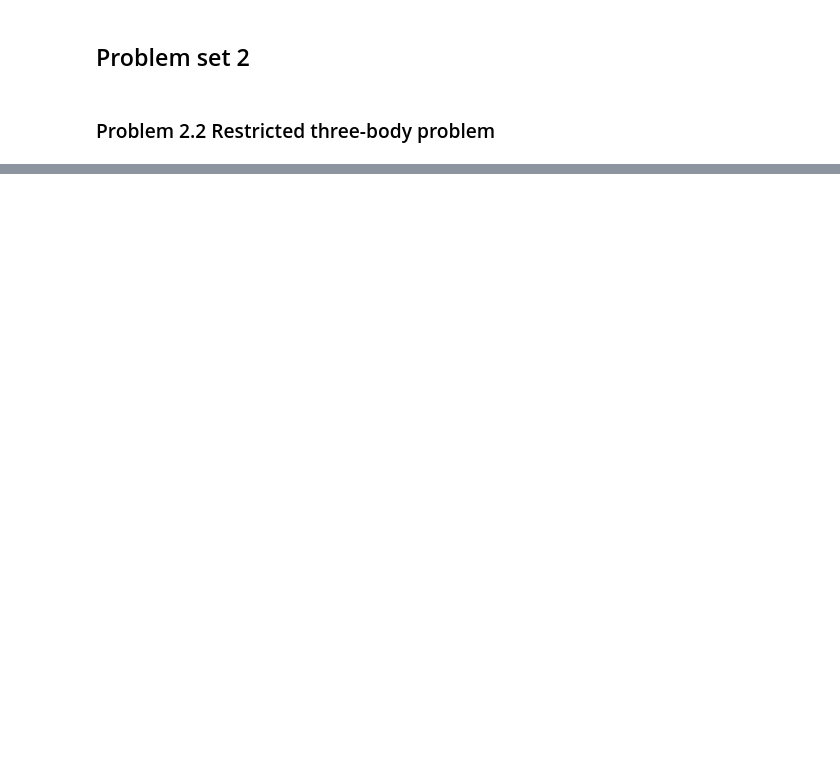
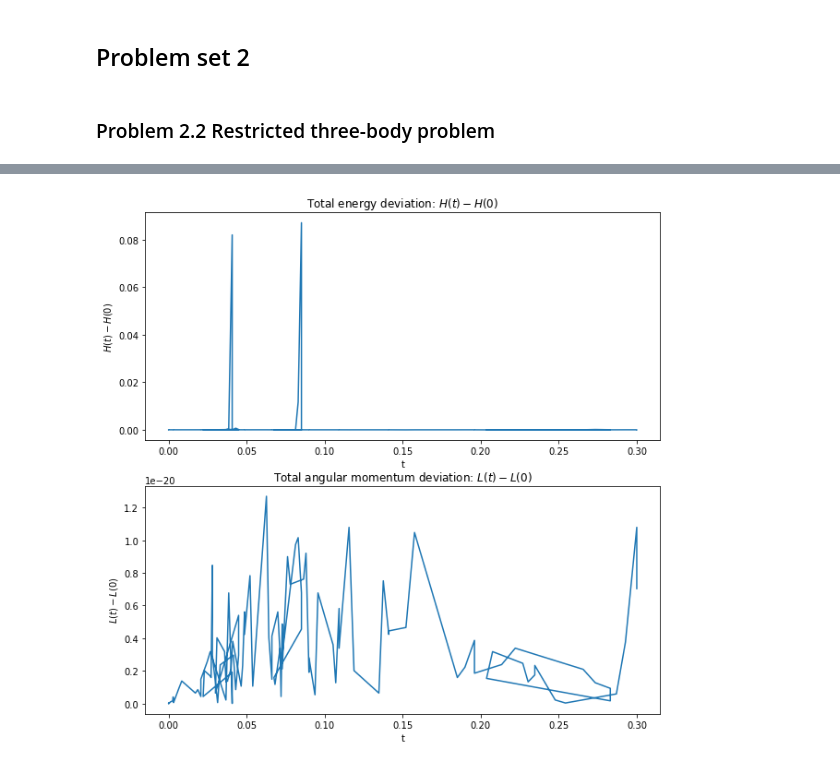
Before and after one commit to evabertalan/comp_physics, a Jupyter notebook: 2/2_Hamiltonian dynamics.ipynb, the cells around one changed output, grey strips where cells are left out. Saved outputs shown, nothing was run; the diff lists cells and outputs as text; code cells hidden in the pictures; blank space fills up the shorter version.

```diff
--- a/2/2_Hamiltonian dynamics.ipynb
+++ b/2/2_Hamiltonian dynamics.ipynb
@@ -134,0 +142,23 @@ plt.show()
+# %%
+def plot_energy(plot_info):
+    fig, axs = plt.subplots(2, 1, figsize=(10,10))
+
+    energy = plot_info[2]['energy'] - plot_info[2]['energy'][0]
+    angular = plot_info[2]['angular'] - plot_info[2]['angular'][0]
+    t = plot_info[2]['time']
+
+    axs[0].plot(t, energy)
+    axs[0].set_title('Total energy deviation: $H(t)-H(0)$')
+    axs[0].set_xlabel('t')
+    axs[0].set_ylabel('$H(t)-H(0)$')
+
+    axs[1].plot(t, angular)
+    axs[1].set_title('Total angular momentum deviation: $L(t)-L(0)$')
+    axs[1].set_xlabel('t')
+    axs[1].set_ylabel('$L(t)-L(0)$')
+
+    plt.show()
+# %%
+plot_energy(plot_info)
+# %% [output]
+[figure, added]
```
Also changed, not shown: parts of 7 cells of this notebook.
